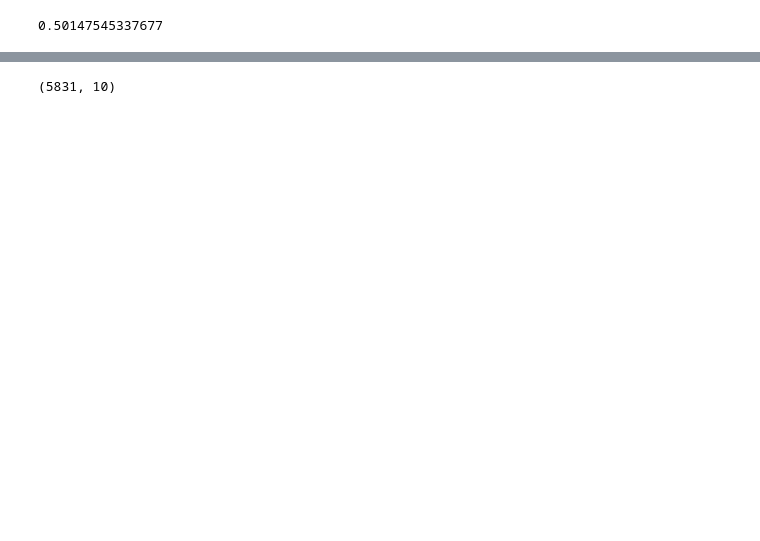
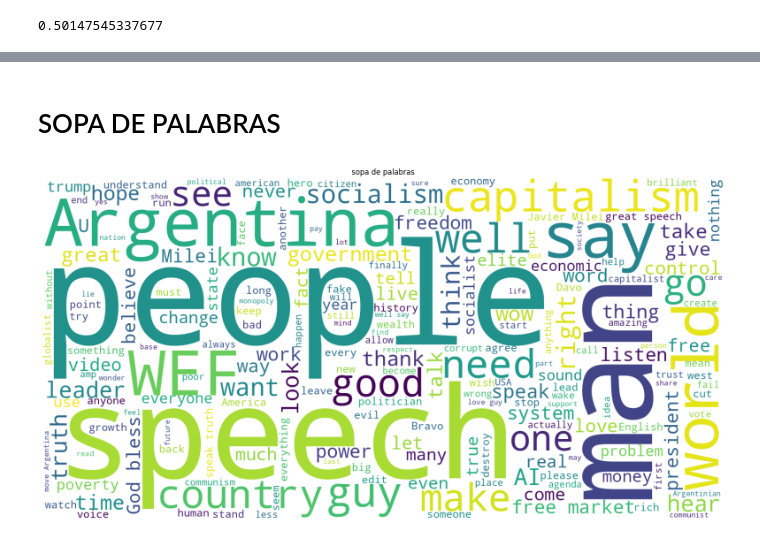
Before and after one commit to Martinerramuspe/milei-project-nlp, a Jupyter notebook: transformer.ipynb, the cells around one changed output, grey strips where cells are left out. Drawn from its saved outputs; the diff is of its cells as text; code cells hidden in the pictures; blank space fills up the shorter version.

```diff
--- a/transformer.ipynb
+++ b/transformer.ipynb
@@ -637,4 +648,0 @@ sentiment_results = df_small['comment'].apply(lambda x: nlp_sentiment(x)[0])
-# %%
-# Añadir los resultados al DataFrame
-df_small['sentiment'] = [result['label'] for result in sentiment_results]
-df_small['sentiment_confidence'] = [result['score'] for result in sentiment_results]
@@ -681,8 +649,2 @@ df_small['sentiment_confidence'].hist()
-# %%
-# fitlramos filas con confidence > 0.70
-df_small = df_small[df_small['sentiment_confidence'] > 0.70].copy()
-# %%
-# Tenemos
-df_small.shape
-# %% [output]
-(5831, 10)
+# %% [markdown]
+# SOPA DE PALABRAS
@@ -688,0 +656,20 @@ df_small.shape
+# %%
+# CREAMOS NUBE CON "frase_lematizada"
+def make_wordcloud(text, title):
+    # Crea una nube de palabras
+    wordcloud = WordCloud(width=1600, height=800, background_color='white').generate(text)
+
+    # Configura la visualización
+    plt.figure(figsize=(20, 10))
+    plt.imshow(wordcloud, interpolation='bilinear')
+    plt.title(title)
+    plt.axis('off')
+    plt.show()
+
+# Extrae el texto de la columna "comment" de tu dataframe
+text = " ".join(df_small['frase_lematizada'])
+
+# Aplica la función make_wordcloud()
+make_wordcloud(text, 'sopa de palabras')
+# %% [output]
+[figure, added]
```
Also changed, not shown: parts of 35 cells of this notebook.
